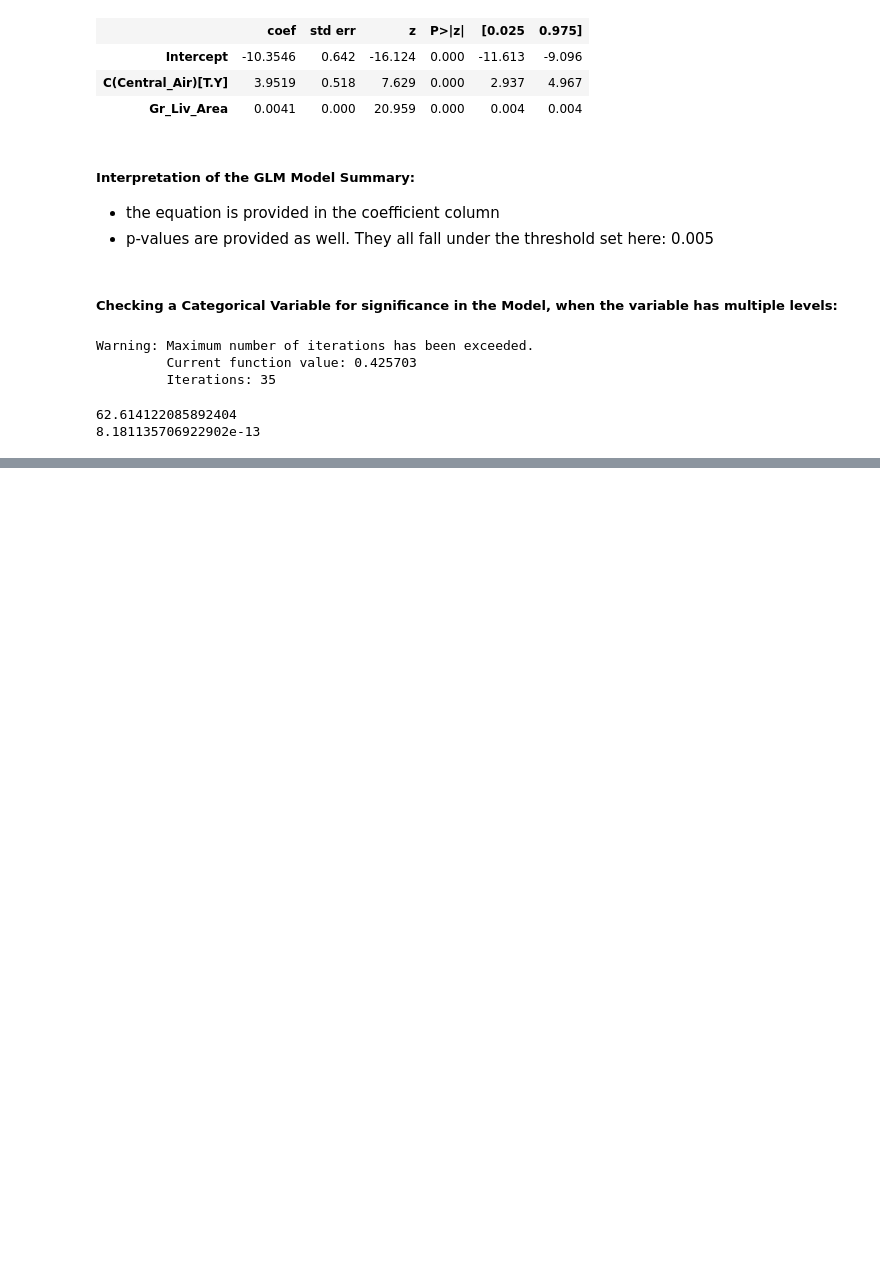
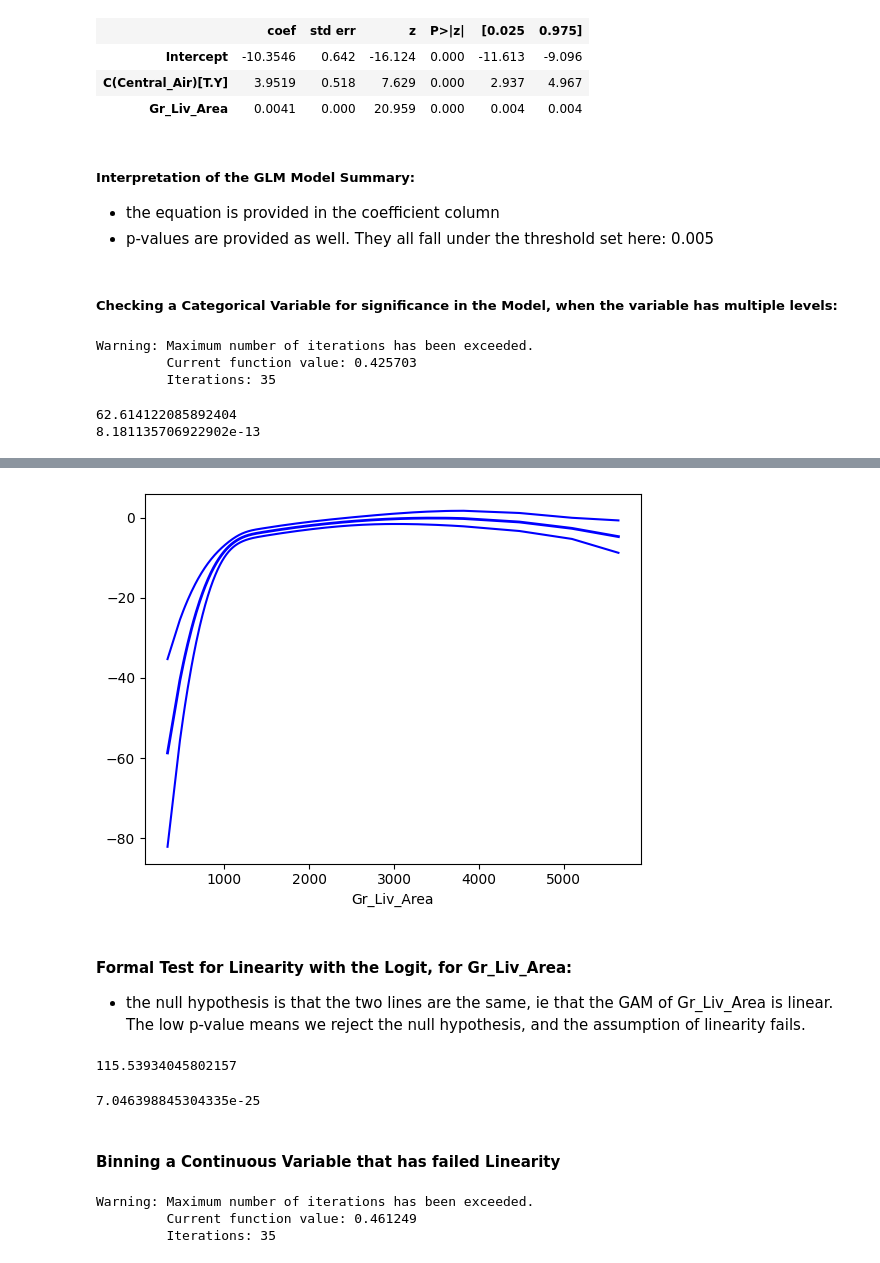
Before and after one commit to fred-lindsey/msa_ml_repo, a Jupyter notebook: deep_log_reg.ipynb, the cells around one changed output, grey strips where cells are left out. Cells and saved outputs as stored; diff of their text form; code cells hidden in the pictures; blank space fills up the shorter version.

```diff
--- a/deep_log_reg.ipynb
+++ b/deep_log_reg.ipynb
@@ -217,0 +240,13 @@ print(p_val)
+# %%
+# test the continuous variables for Linearity, with GAM using splines
+
+from statsmodels.gam.api import GLMGam, BSplines
+from statsmodels.genmod.families import Binomial
+
+x_spline = train['Gr_Liv_Area']
+
+bs = BSplines(x_spline, df = 5, degree = 3)
+
+gam_model = GLMGam.from_formula('Bonus ~ C(Central_Air)', data = train, smoother = bs, family = Binomial()).fit()
+
+gam_model.summary()
@@ -217,0 +271,27 @@ print(p_val)
+# %%
+# now we can plot it, to visually check it for linearity. It hsould look like a straight line. But it won't.
+gam_model.plot_partial(smooth_index = 0)
+plt.show()
+# %% [output]
+[figure, added]
+# %% [markdown]
+#### Formal Test for Linearity with the Logit, for Gr_Liv_Area:
+- the null hypothesis is that the two lines are the same, ie that the GAM of Gr_Liv_Area is linear. The low p-value means we reject the null hypothesis, and the assumption of linearity fails.
+# %%
+reduced_ll = log_model.llf
+full_ll = gam_model.llf
+
+LR_statistic = -2*(reduced_ll-full_ll)
+
+print(LR_statistic)
+# %% [output]
+115.53934045802157
+# %%
+# we reject the null hypothesis, and the assumption of linearity fails. We will need to bin this variable later.
+p_val = sp.stats.chi2.sf(LR_statistic, 3)
+
+print(p_val)
+# %% [output]
+7.046398845304335e-25
+# %% [markdown]
+#### Binning a Continuous Variable that has failed Linearity
@@ -217,0 +303,7 @@ print(p_val)
+# %%
+# rebuild the model with binned variable
+log_model_bin = smf.logit("Bonus ~ C(Gr_Liv_Area_BIN) + C(Central_Air)", data = train).fit()
+# %% [output]
+Warning: Maximum number of iterations has been exceeded.
+         Current function value: 0.461249
+         Iterations: 35
```
Also changed, not shown: parts of 11 cells of this notebook, 5 other files.
